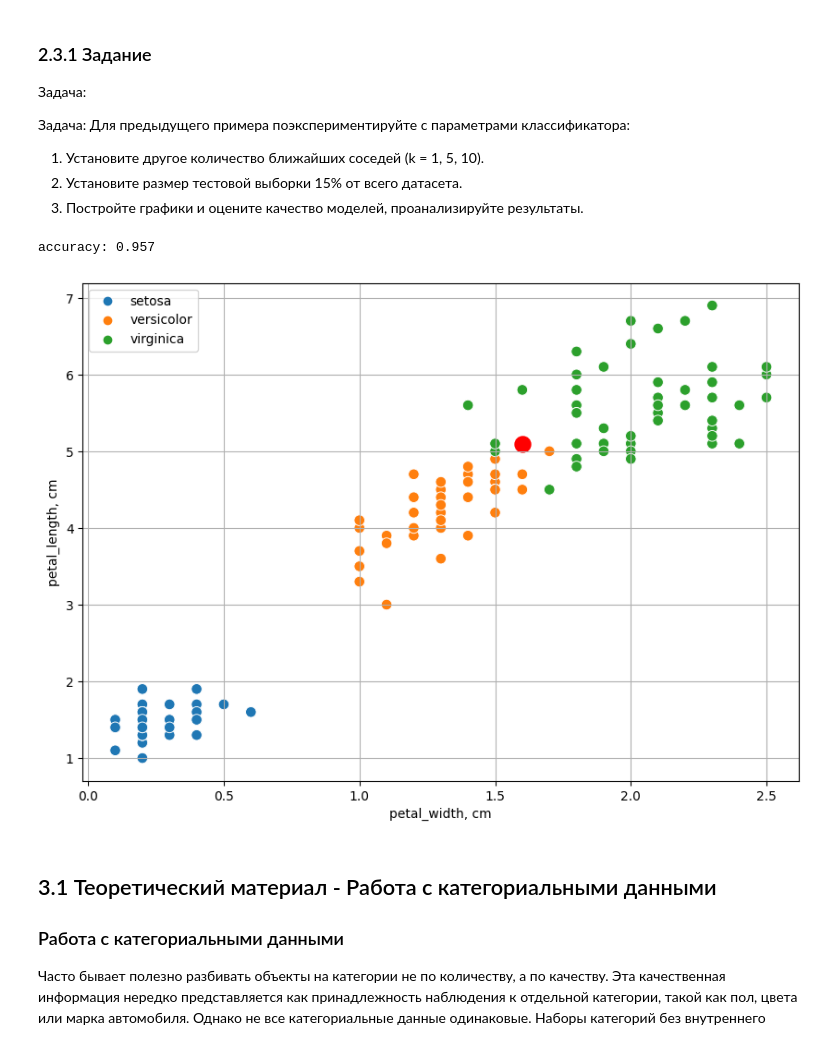
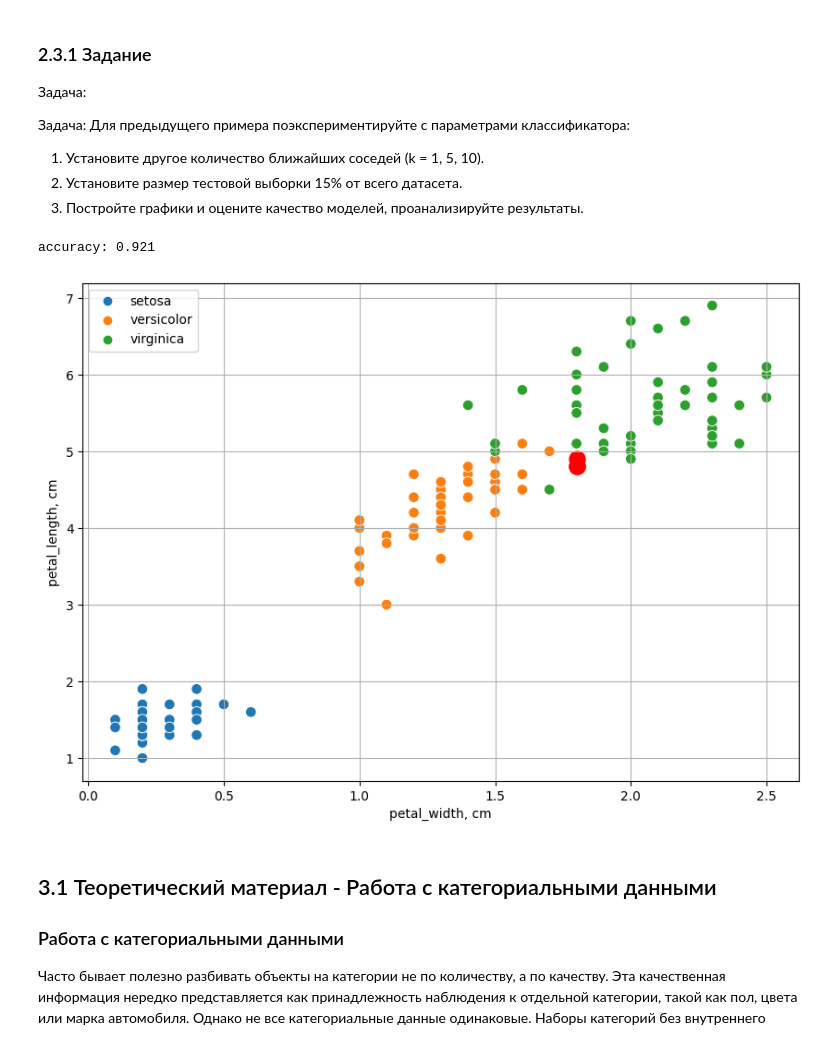
Before and after one commit to sergkhr/VUZai, a Jupyter notebook: Pracs/Khrechko_IKBO-03-21_Third_Practice.ipynb, the cells around one changed output. Saved outputs shown, nothing was run; the diff lists cells and outputs as text; code cells hidden in the pictures.

```diff
--- a/Pracs/Khrechko_IKBO-03-21_Third_Practice.ipynb
+++ b/Pracs/Khrechko_IKBO-03-21_Third_Practice.ipynb
@@ -542,37 +542,37 @@ accuracy: 0.933
 # %%
 from sklearn.model_selection import train_test_split
 
 X_train, X_test, y_train, y_test = train_test_split(
     # iris is a pandas DataFrame so we use iloc to get the data
     iris.iloc[:, :-1],
     iris.iloc[:, -1],
-    test_size=0.15 # change the test size here :)
+    test_size=0.25 # change the test size here :)
 )
 
 X_train.shape, X_test.shape, y_train.shape, y_test.shape
 
-model = KNeighborsClassifier(n_neighbors=10) # change the number of neighbors here :)
+model = KNeighborsClassifier(n_neighbors=50) # change the number of neighbors here :)
 model.fit(X_train, y_train)
 
 y_pred = model.predict(X_test)
 
 plt.figure(figsize=(10, 7))
 sns.scatterplot(x='petal_width', y='petal_length', data=iris, hue='species', s=70)
 plt.xlabel('petal_width, cm')
 plt.ylabel('petal_length, cm')
 plt.legend(loc=2)
 plt.grid()
 
 # tests
 for i in range(len(y_test)):
     if np.array(y_test)[i] != y_pred[i]:
         plt.scatter(X_test.iloc[i, 3], X_test.iloc[i, 2], color='red', s=150)
 
 from sklearn.metrics import accuracy_score
 print(f'accuracy: {accuracy_score(y_test, y_pred) :.3}')
 # %% [output]
-accuracy: 0.957
+accuracy: 0.921
-[figure, old version]
+[figure, new version]
 # %% [markdown]
 ## 3.1 Теоретический материал - Работа с категориальными данными
 ### Работа с категориальными данными
```
Also changed, not shown: 6 other files.
